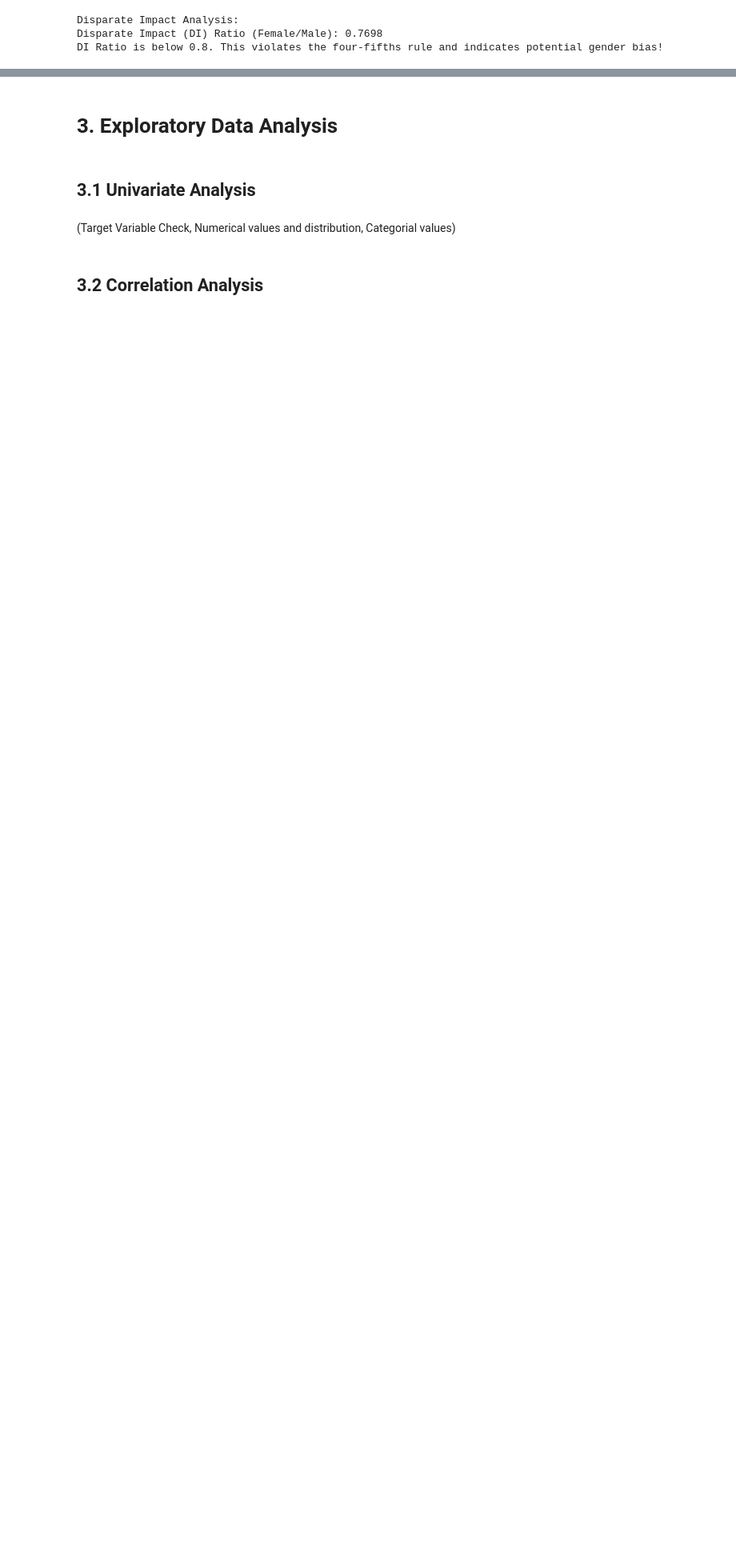
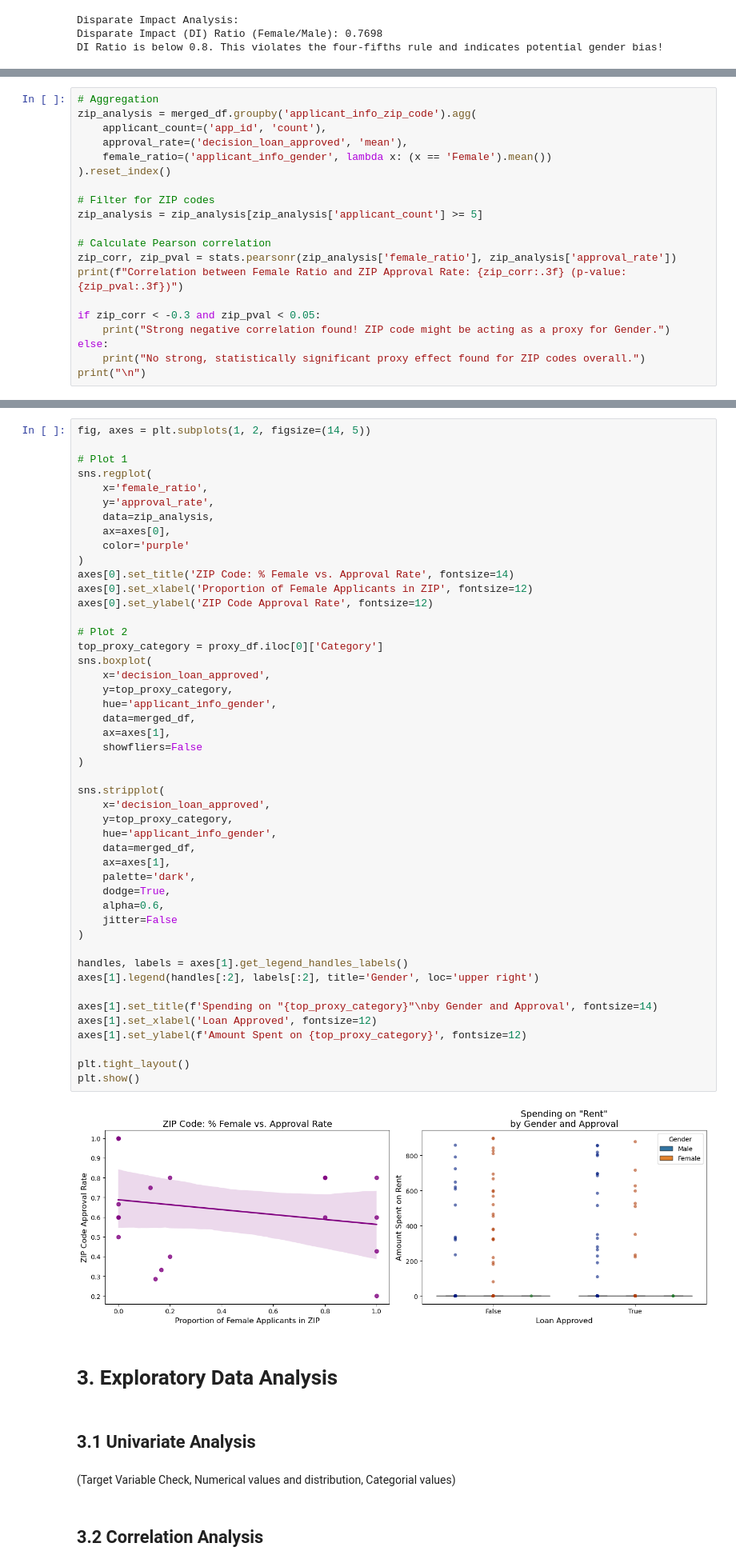
Before and after one commit to maxhaus31/dego-project-team7, a Jupyter notebook: 02_BiasAnalysis.ipynb, the cells around one changed output, grey strips where cells are left out. Shown at 80% size. Drawn from its saved outputs; the diff is of its cells as text; blank space fills up the shorter version.

```diff
--- a/02_BiasAnalysis.ipynb
+++ b/02_BiasAnalysis.ipynb
@@ -176,0 +282,20 @@ plt.show()
+# %%
+# Aggregation
+zip_analysis = merged_df.groupby('applicant_info_zip_code').agg(
+    applicant_count=('app_id', 'count'),
+    approval_rate=('decision_loan_approved', 'mean'),
+    female_ratio=('applicant_info_gender', lambda x: (x == 'Female').mean())
+).reset_index()
+
+# Filter for ZIP codes
+zip_analysis = zip_analysis[zip_analysis['applicant_count'] >= 5]
+
+# Calculate Pearson correlation
+zip_corr, zip_pval = stats.pearsonr(zip_analysis['female_ratio'], zip_analysis['approval_rate'])
+print(f"Correlation between Female Ratio and ZIP Approval Rate: {zip_corr:.3f} (p-value: {zip_pval:.3f})")
+
+if zip_corr < -0.3 and zip_pval < 0.05:
+    print("Strong negative correlation found! ZIP code might be acting as a proxy for Gender.")
+else:
+    print("No strong, statistically significant proxy effect found for ZIP codes overall.")
+print("\n")
@@ -177,3 +347,52 @@ plt.show()
+# %%
+fig, axes = plt.subplots(1, 2, figsize=(14, 5))
+
+# Plot 1
+sns.regplot(
+    x='female_ratio',
+    y='approval_rate',
+    data=zip_analysis,
+    ax=axes[0],
+    color='purple'
+)
+axes[0].set_title('ZIP Code: % Female vs. Approval Rate', fontsize=14)
+axes[0].set_xlabel('Proportion of Female Applicants in ZIP', fontsize=12)
+axes[0].set_ylabel('ZIP Code Approval Rate', fontsize=12)
+
+# Plot 2
+top_proxy_category = proxy_df.iloc[0]['Category']
+sns.boxplot(
+    x='decision_loan_approved',
+    y=top_proxy_category,
+    hue='applicant_info_gender',
+    data=merged_df,
+    ax=axes[1],
+    showfliers=False
+)
+
+sns.stripplot(
+    x='decision_loan_approved',
+    y=top_proxy_category,
+    hue='applicant_info_gender',
+    data=merged_df,
+    ax=axes[1],
+    palette='dark',
+    dodge=True,
+    alpha=0.6,
+    jitter=False
+)
+
+handles, labels = axes[1].get_legend_handles_labels()
+axes[1].legend(handles[:2], labels[:2], title='Gender', loc='upper right')
+
+axes[1].set_title(f'Spending on "{top_proxy_category}"\nby Gender and Approval', fontsize=14)
+axes[1].set_xlabel('Loan Approved', fontsize=12)
+axes[1].set_ylabel(f'Amount Spent on {top_proxy_category}', fontsize=12)
+
+plt.tight_layout()
+plt.show()
+# %% [output]
+[figure, added]
 # %% [markdown]
 # 3. Exploratory Data Analysis
 # %% [markdown]
```
Also changed, not shown: parts of 24 cells of this notebook.
